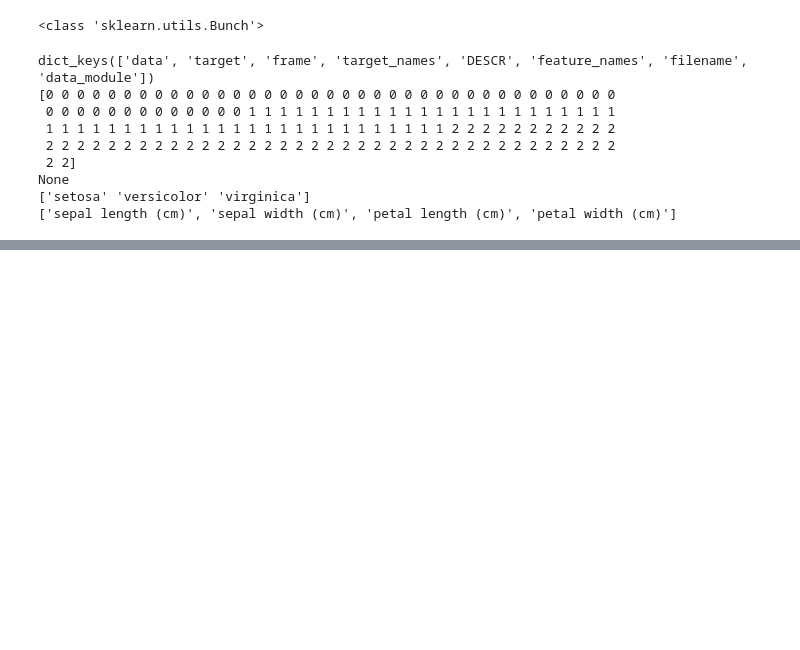
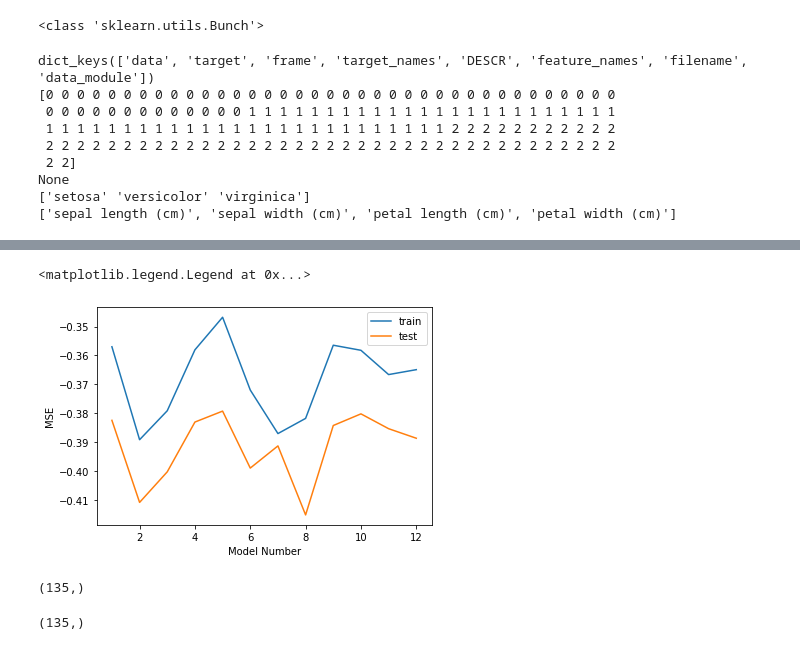
Before and after one commit to nssn96/ML_iris, a Jupyter notebook: ML_iris.ipynb, the cells around one changed output, grey strips where cells are left out. Drawn from its saved outputs; the diff is of its cells as text; code cells hidden in the pictures; blank space fills up the shorter version.

```diff
--- a/ML_iris.ipynb
+++ b/ML_iris.ipynb
@@ -40,0 +79,46 @@ y=iris_dataset.target   # y is in a vector format
+# %%
+from sklearn.model_selection import train_test_split
+from sklearn.linear_model import LinearRegression
+from sklearn.linear_model import SGDRegressor
+from sklearn.metrics import mean_squared_error
+
+# fitting the model with data set
+
+# reg_sgd = SGDRegressor(loss='squared_error', max_iter=100)
+# reg_sgd.fit(X,y)
+# y_hat_pred = reg_sgd.predict(X_test)
+backup = data
+
+X_train,X_test,y_train,y_test = train_test_split(data.sepal_length.values.reshape(-1,1),data.sepal_width,test_size=0.1, random_state=10)
+
+MSE_score_train = []
+MSE_score_test = []
+
+mod_no = range(1,13)
+for i in mod_no:
+  model = SGDRegressor(loss="squared_error", max_iter=100)
+  model.fit(X_train, y_train)
+  y_train_hat  = model.predict(X_train)
+  y_test_hat  = model.predict(X_test)
+  MSE_score_train.append(-1 * mean_squared_error(y_train,y_train_hat))
+  MSE_score_test.append(-1 * mean_squared_error(y_test,y_test_hat))
+
+plt.plot(mod_no,  MSE_score_train, label='train')
+plt.plot(mod_no,  MSE_score_test, label='test')
+plt.xlabel("Model Number")
+plt.ylabel("MSE")
+plt.legend()
+
+# plt.annotate('Sweet Spot', xy = (9, -.005), xytext=(9, -.015),
+#             arrowprops = dict(facecolor='black', shrink = 0.05));
+# %% [output]
+<matplotlib.legend.Legend at 0x...>
+[figure, added]
+# %%
+y_train.shape
+# %% [output]
+(135,)
+# %%
+X_train.shape
+# %% [output]
+(135,)
```
Also changed, not shown: parts of 6 cells of this notebook.
